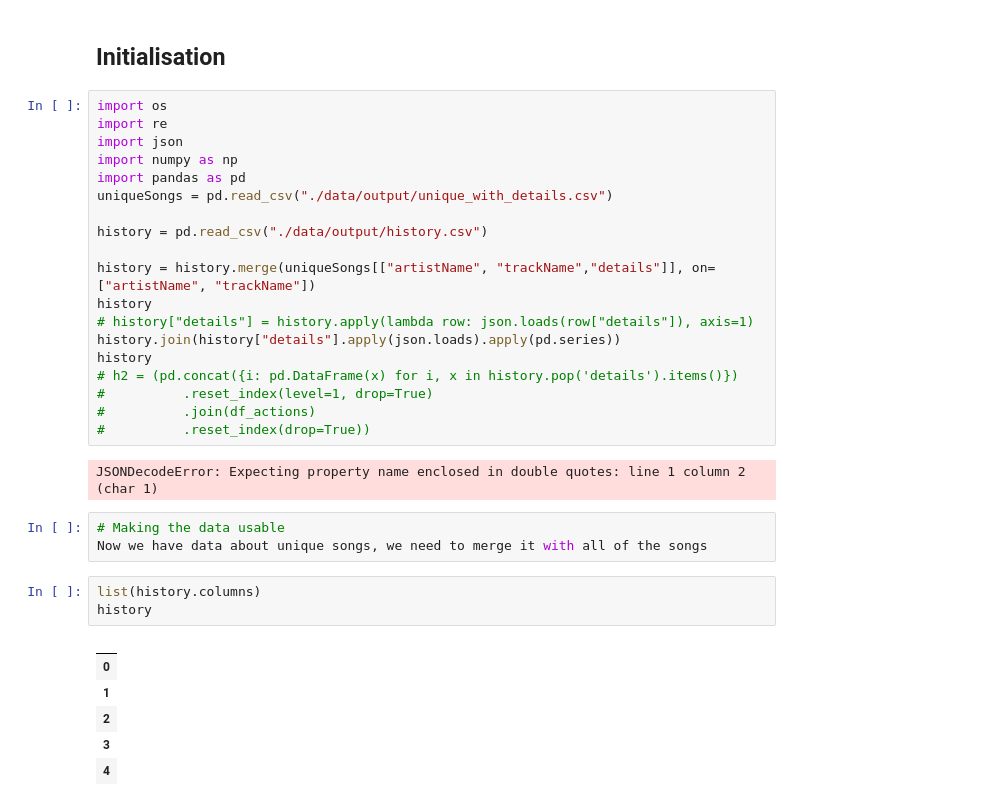
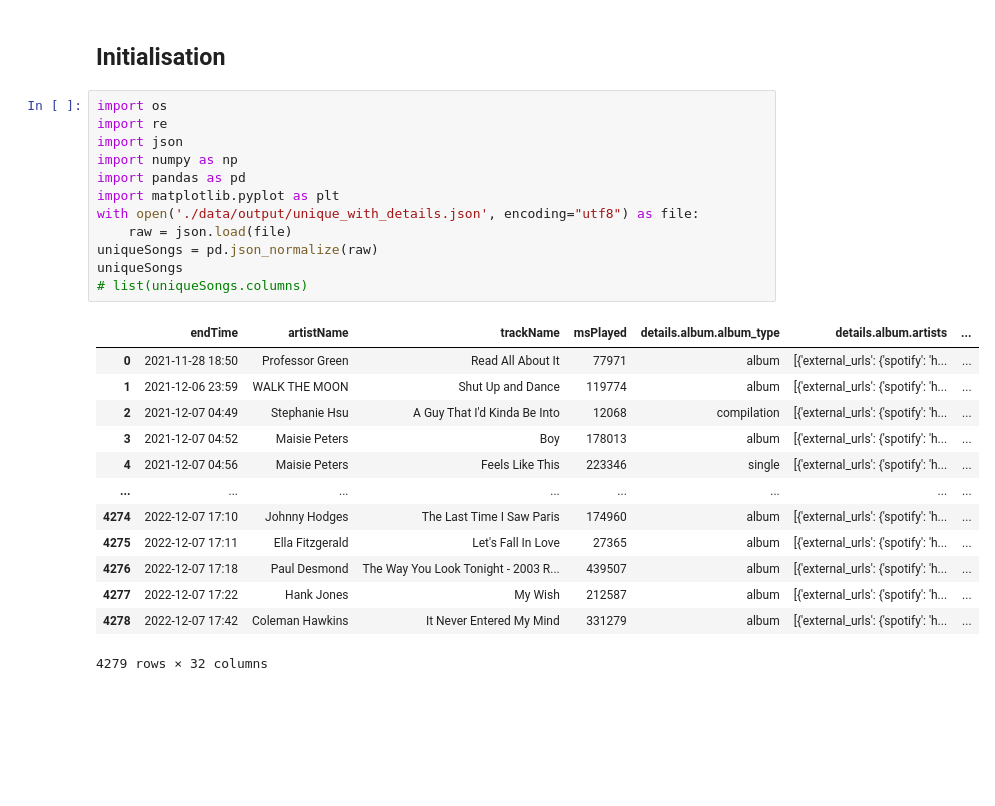
Before and after one commit to aeroniemi/sdpa-coursework, a Jupyter notebook: dataAnalytics/index2.ipynb, the cells around one changed output. Saved outputs shown, nothing was run; the diff lists cells and outputs as text; blank space fills up the shorter version.

Commit message:
DA - questions 1 & 2 answered, i need a third one though

```diff
--- a/dataAnalytics/index2.ipynb
+++ b/dataAnalytics/index2.ipynb
@@ -5,34 +5,26 @@
 # %%
 import os
 import re
 import json
 import numpy as np
 import pandas as pd
-uniqueSongs = pd.read_csv("./data/output/unique_with_details.csv")
-
-history = pd.read_csv("./data/output/history.csv")
-
-history = history.merge(uniqueSongs[["artistName", "trackName","details"]], on=["artistName", "trackName"])
-history
-# history["details"] = history.apply(lambda row: json.loads(row["details"]), axis=1)
-history.join(history["details"].apply(json.loads).apply(pd.series))
-history
-# h2 = (pd.concat({i: pd.DataFrame(x) for i, x in history.pop('details').items()})
-#          .reset_index(level=1, drop=True)
-#          .join(df_actions)
-#          .reset_index(drop=True))
+import matplotlib.pyplot as plt
+with open('./data/output/unique_with_details.json', encoding="utf8") as file:
+    raw = json.load(file)
+uniqueSongs = pd.json_normalize(raw)
+uniqueSongs
+# list(uniqueSongs.columns)
 # %% [output]
+|  | endTime | artistName | trackName | msPlayed | details.album.album_type | details.album.artists | ... |
+| 0 | 2021-11-28 18:50 | Professor Green | Read All About It | 77971 | album | [{'external_urls': {'spotify': 'h... | ... |
+| 1 | 2021-12-06 23:59 | WALK THE MOON | Shut Up and Dance | 119774 | album | [{'external_urls': {'spotify': 'h... | ... |
+| 2 | 2021-12-07 04:49 | Stephanie Hsu | A Guy That I'd Kinda Be Into | 12068 | compilation | [{'external_urls': {'spotify': 'h... | ... |
+| 3 | 2021-12-07 04:52 | Maisie Peters | Boy | 178013 | album | [{'external_urls': {'spotify': 'h... | ... |
+| 4 | 2021-12-07 04:56 | Maisie Peters | Feels Like This | 223346 | single | [{'external_urls': {'spotify': 'h... | ... |
+| ... | ... | ... | ... | ... | ... | ... | ... |
+| 4274 | 2022-12-07 17:10 | Johnny Hodges | The Last Time I Saw Paris | 174960 | album | [{'external_urls': {'spotify': 'h... | ... |
+| 4275 | 2022-12-07 17:11 | Ella Fitzgerald | Let's Fall In Love | 27365 | album | [{'external_urls': {'spotify': 'h... | ... |
+| 4276 | 2022-12-07 17:18 | Paul Desmond | The Way You Look Tonight - 2003 R... | 439507 | album | [{'external_urls': {'spotify': 'h... | ... |
+| 4277 | 2022-12-07 17:22 | Hank Jones | My Wish | 212587 | album | [{'external_urls': {'spotify': 'h... | ... |
+| 4278 | 2022-12-07 17:42 | Coleman Hawkins | It Never Entered My Mind | 331279 | album | [{'external_urls': {'spotify': 'h... | ... |
-JSONDecodeError: Expecting property name enclosed in double quotes: line 1 column 2 (char 1)
+4279 rows × 32 columns
-# %%
-# Making the data usable
-Now we have data about unique songs, we need to merge it with all of the songs
-# %%
-list(history.columns)
-history
-# %% [output]
-|  |
-| 0 |
-| 1 |
-| 2 |
-| 3 |
-| 4 |
```
Also changed, not shown: parts of 24 cells of this notebook, 1 other file.
